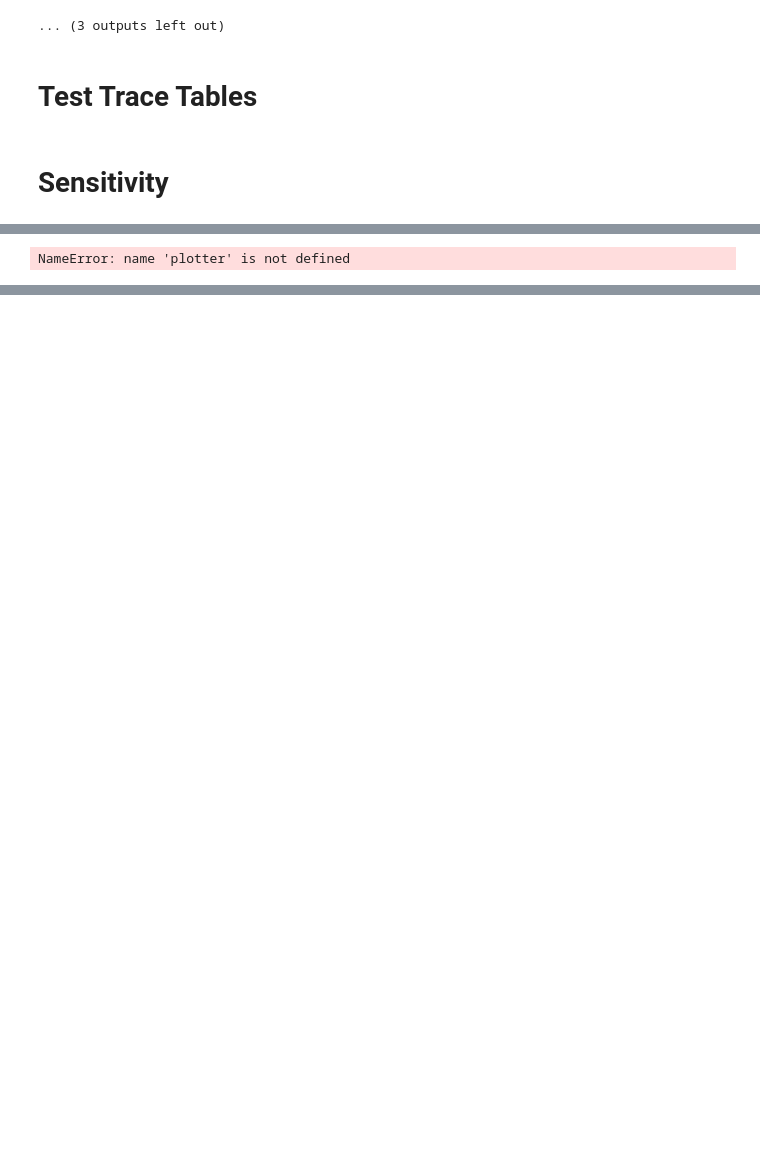
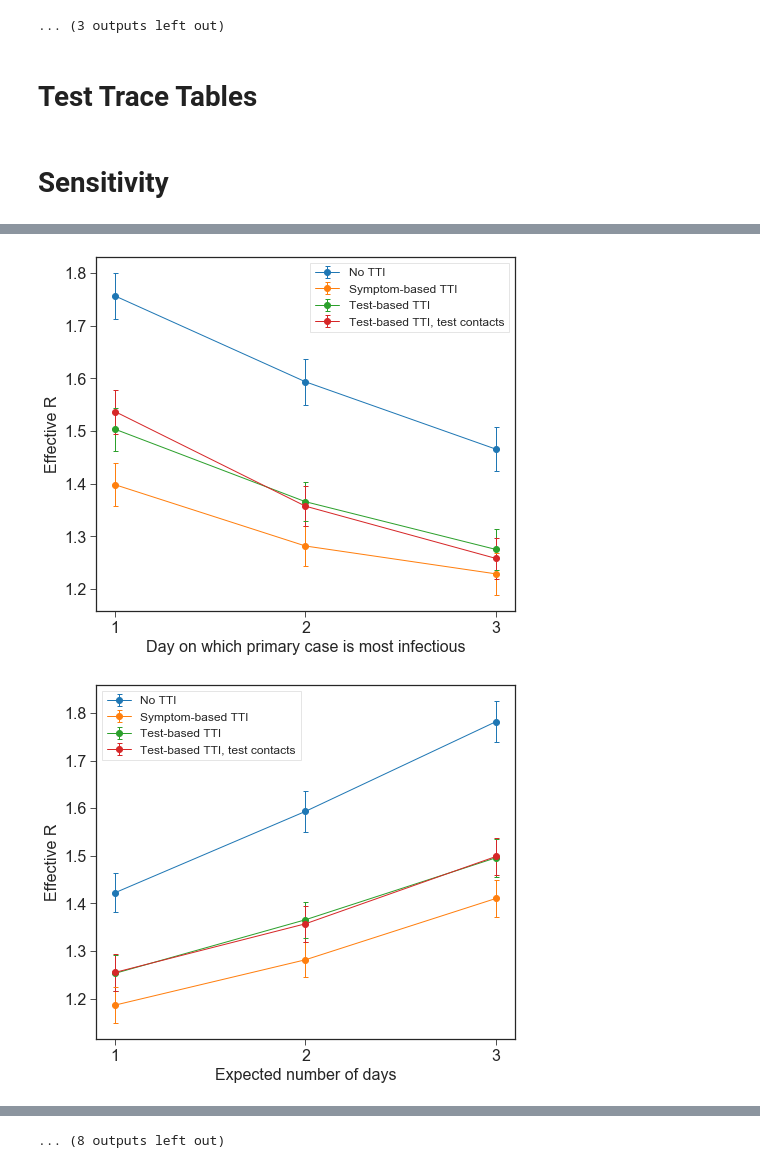
Before and after one commit to rs-delve/tti-explorer, a Jupyter notebook: plots-bryn.ipynb, the cells around one changed output, grey strips where cells are left out. Saved outputs shown, nothing was run; the diff lists cells and outputs as text; code cells hidden in the pictures; blank space fills up the shorter version.

```diff
--- a/plots-bryn.ipynb
+++ b/plots-bryn.ipynb
@@ -203,12 +246,7 @@ dict_keys(['symptom_based_TTI', 'test_based_TTI_test_contacts', 'no_TTI', 'test_
-# %%
-res = case_sensitivity_results[level]
-by_param = pd.concat(res, axis=0).groupby(level=1, by=plotter._grouper)
-for k,v in by_param:
-    print(k)
-# %% [output]
-NameError: name 'plotter' is not defined
 # %%
 import config
+
+k_formatter = FuncFormatter(lambda x, _: f"{x:.0f}k")
 
 class LockdownSensitivityPlotter:
     # BE: need to sort out this naming bullshit
@@ -217,13 +255,15 @@ class LockdownSensitivityPlotter:
             'inf_profile': np.array([f"{int(x)}" for x in (np.array([2.11, 2.8, 3.49]) - 1)/0.69]),
              'vary_flu': np.array([f"{k}k" for k in [50, 100, 200, 300]]),
              'vary_covid': np.array([f"{k}k" for k in [10, 20, 30]]),
-             'p_day_noticed_symptoms': np.array(['2', '3', '4']),
+             'p_day_noticed_symptoms': (np.array([2, 3, 4]) - 1).astype(str),
         }
         self.xlabels = {
              'inf_profile': "Day on which primary case is most infectious",
              'vary_flu': "# COVID negative cases with COVID like symptoms (daily)",
              'vary_covid': "# COVID positive cases (daily)",
-             'p_day_noticed_symptoms': "Expected day on which primary case reports symptoms"
+             'p_day_noticed_symptoms': (
+             "Expected number of days"
+             )
         }
         self.param_map = {
                  'oxteam_inf_profile11_seed0': 0,
@@ -241,6 +281,8 @@ class LockdownSensitivityPlotter:
                  'vary_covid2': 2
             }
 
+        self.y_formatters = {'vary_covid': k_formatter, 'vary_flu': k_formatter}
+
     def _grouper(self, s):  ## not neat!
         for i in range(10):
             s = s.replace(f"{i}", "")
@@ -248,7 +290,7 @@ class LockdownSensitivityPlotter:
 
     def _plot_parameter(self, ax, results_df, key):
         for measure, dfstats in results_df[[key, config.STATISTIC_COLNAME]].groupby(level=0):
-            dfstats = dfstats.droplevel(0).rename(self.param_map)
+            dfstats = dfstats.droplevel(0).rename(self.param_map).sort_index()
             mean = dfstats.query(
                 f"{config.STATISTIC_COLNAME}=='mean'"
             ).drop(config.STATISTIC_COLNAME, axis=1).squeeze()
@@ -259,14 +301,17 @@ class LockdownSensitivityPlotter:
             errorbar(ax, xaxis, mean.values, std.values, label=nice_lockdown_name(measure))
         return xaxis
 
-    def __call__(self, results, deck, key_to_plot):
+    def __call__(self, results, deck, keys_to_plot):
         by_param = pd.concat(results, axis=0).groupby(level=1, by=self._grouper)
         for param_name, v in by_param:
             fig, ax = plt.subplots(1)
-            xaxis = self._plot_parameter(ax, v, key_to_plot)
+            xaxis = self._plot_parameter(ax, v, keys_to_plot[param_name])
             ax.set_xticks(xaxis)
             ax.set_xticklabels(self.ticklabel_maps[param_name][xaxis])
             ax.set_xlabel(self.xlabels[param_name])
-            ax.set_ylabel(key_to_plot)
+            ax.set_ylabel(keys_to_plot[param_name])
+            formatter = self.y_formatters.get(param_name, None)
+            if formatter is not None:
+                ax.yaxis.set_major_formatter(formatter)
             legend(ax)
             deck.add_figure(fig, name=param_name)
@@ -273,10 +334,22 @@ class LockdownSensitivityPlotter:
 # %%
+keys_to_plot = {
+    'inf_profile': RETURN_KEYS.reduced_r,
+    'p_day_noticed_symptoms': RETURN_KEYS.reduced_r,
+    'vary_covid': RETURN_KEYS.tests,
+    'vary_flu': RETURN_KEYS.tests
+}
+
 with plt.rc_context(rc_dct):
     plotter = LockdownSensitivityPlotter()
     for level, results in case_sensitivity_results.items():
         deck = utils.PdfDeck()
-        plotter(results, deck, RETURN_KEYS.reduced_r)
+        plotter(results, deck, keys_to_plot)
         deck.make(os.path.join(chart_folder, f"{level}_sensitivity.pdf"))
+        for fig in deck.figs:
+            fig.tight_layout()
         individual_dir = os.path.join(os.path.join(chart_folder, f"{level}_individual"))
         os.makedirs(individual_dir, exist_ok=True)
         deck.make_individual(folder=individual_dir)
+# %% [output]
+[figure, added]
+[figure, added]
@@ -282,0 +366 @@ with plt.rc_context(rc_dct):
+... (8 outputs left out)
```
Also changed, not shown: parts of 8 cells of this notebook, 45 other files.
